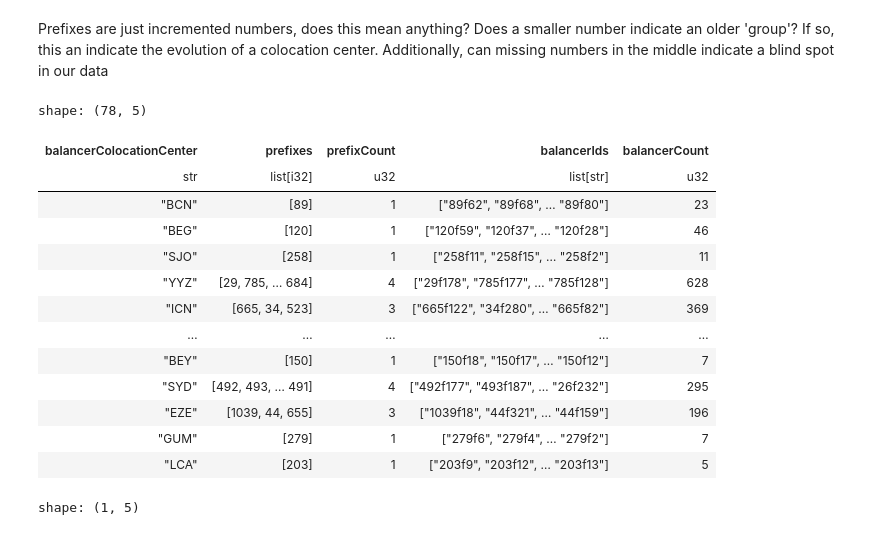
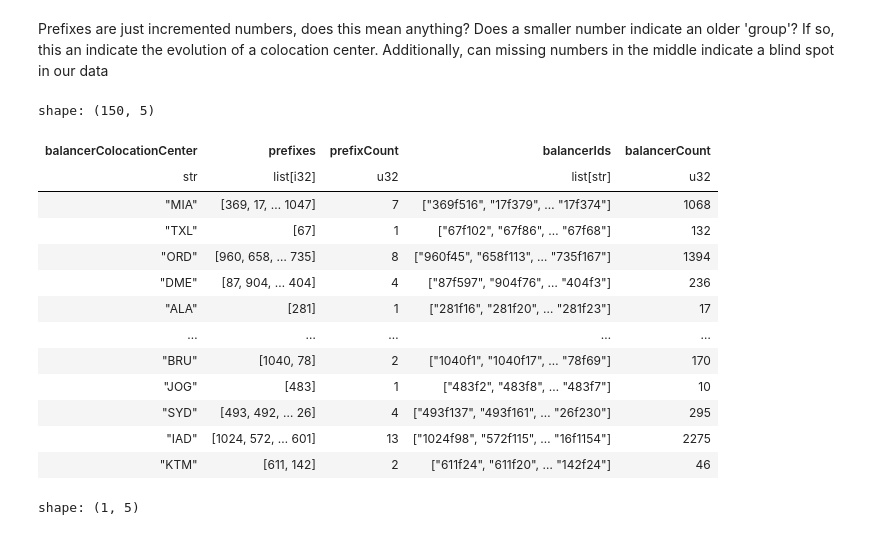
Before and after one commit to YoussefHenna/tud-im-cloudflare-lb-measurments, a Jupyter notebook: analysis/prefixes.ipynb, the cells around one changed output. Saved outputs shown, nothing was run; the diff lists cells and outputs as text; code cells hidden in the pictures.

```diff
--- a/analysis/prefixes.ipynb
+++ b/analysis/prefixes.ipynb
@@ -6,7 +6,7 @@ print("Imported libs")
 # %% [output]
 Imported libs
 # %%
-full_df = pl.read_csv("full_scan.csv")
+full_df = pl.read_csv("full_scan.csv", ignore_errors=True)
 full_df = full_df.with_columns(
     pl.from_epoch("timestamp", time_unit="s")
 )
@@ -165,34 +144,34 @@ grouped_by_prefix.sort("prefix")["prefix"].to_list()
 Prefixes are just incremented numbers, does this mean anything? Does a smaller number indicate an older 'group'? If so, this an indicate the evolution of a colocation center. Additionally, can missing numbers in the middle indicate a blind spot in our data
 # %%
 grouped_by_colocation = (
-    region_focused_df
+    full_df
     .with_columns(
         prefix=pl.col("balancerId").str.slice(0, pl.col("balancerId").str.find("f")).cast(pl.Int32)
     )
     .group_by("balancerColocationCenter")
     .agg(
         pl.col("prefix").unique().alias("prefixes"),
         pl.col("prefix").n_unique().alias("prefixCount"),
         pl.col("balancerId").unique().alias("balancerIds"),
         pl.col("balancerId").n_unique().alias("balancerCount"),
     )
 )
 grouped_by_colocation
 # %% [output]
-shape: (78, 5)
+shape: (150, 5)
 | balancerColocationCenter | prefixes | prefixCount | balancerIds | balancerCount |
 | str | list[i32] | u32 | list[str] | u32 |
-| "BCN" | [89] | 1 | ["89f62", "89f68", … "89f80"] | 23 |
-| "BEG" | [120] | 1 | ["120f59", "120f37", … "120f28"] | 46 |
-| "SJO" | [258] | 1 | ["258f11", "258f15", … "258f2"] | 11 |
-| "YYZ" | [29, 785, … 684] | 4 | ["29f178", "785f177", … "785f128"] | 628 |
-| "ICN" | [665, 34, 523] | 3 | ["665f122", "34f280", … "665f82"] | 369 |
+| "MIA" | [369, 17, … 1047] | 7 | ["369f516", "17f379", … "17f374"] | 1068 |
+| "TXL" | [67] | 1 | ["67f102", "67f86", … "67f68"] | 132 |
+| "ORD" | [960, 658, … 735] | 8 | ["960f45", "658f113", … "735f167"] | 1394 |
+| "DME" | [87, 904, … 404] | 4 | ["87f597", "904f76", … "404f3"] | 236 |
+| "ALA" | [281] | 1 | ["281f16", "281f20", … "281f23"] | 17 |
 | … | … | … | … | … |
-| "BEY" | [150] | 1 | ["150f18", "150f17", … "150f12"] | 7 |
-| "SYD" | [492, 493, … 491] | 4 | ["492f177", "493f187", … "26f232"] | 295 |
-| "EZE" | [1039, 44, 655] | 3 | ["1039f18", "44f321", … "44f159"] | 196 |
-| "GUM" | [279] | 1 | ["279f6", "279f4", … "279f2"] | 7 |
-| "LCA" | [203] | 1 | ["203f9", "203f12", … "203f13"] | 5 |
+| "BRU" | [1040, 78] | 2 | ["1040f1", "1040f17", … "78f69"] | 170 |
+| "JOG" | [483] | 1 | ["483f2", "483f8", … "483f7"] | 10 |
+| "SYD" | [493, 492, … 26] | 4 | ["493f137", "493f161", … "26f230"] | 295 |
+| "IAD" | [1024, 572, … 601] | 13 | ["1024f98", "572f115", … "16f1154"] | 2275 |
+| "KTM" | [611, 142] | 2 | ["611f24", "611f20", … "142f24"] | 46 |
 # %%
 grouped_by_colocation.filter(pl.col("balancerColocationCenter") == "SIN")
 #grouped_by_colocation.filter(pl.col("balancerColocationCenter") == "LHR")["balancerIds"][0].sort().to_list()
```
Also changed, not shown: parts of 6 cells of this notebook.
